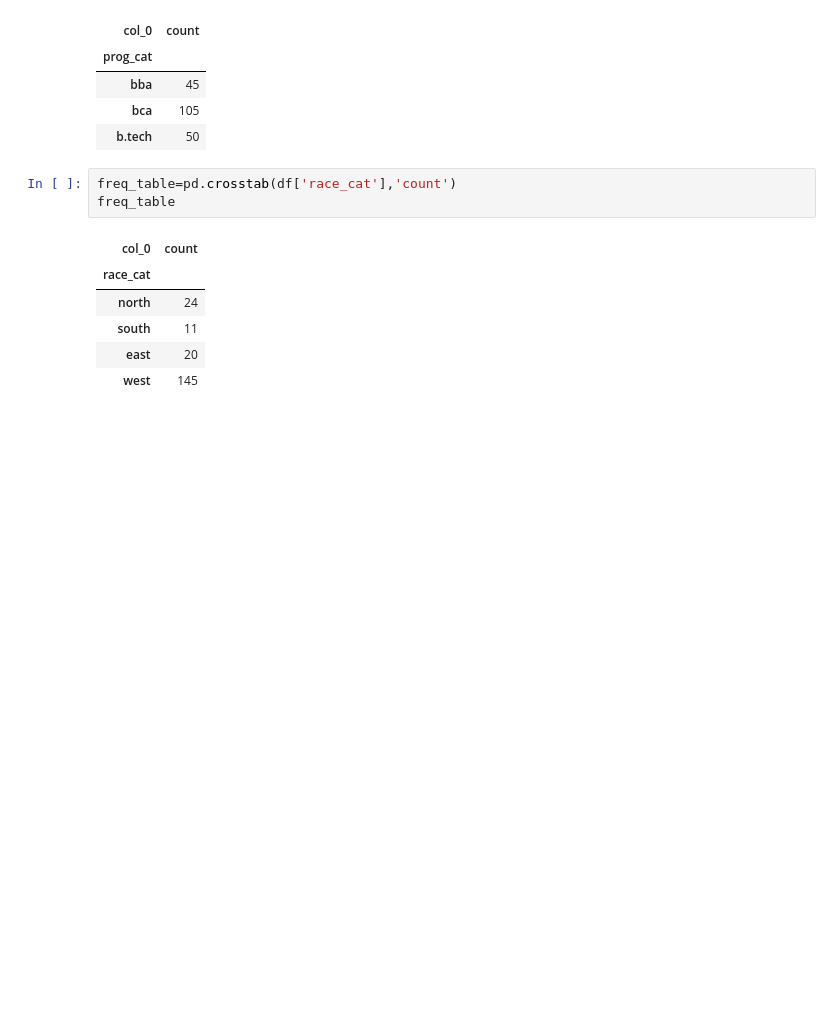
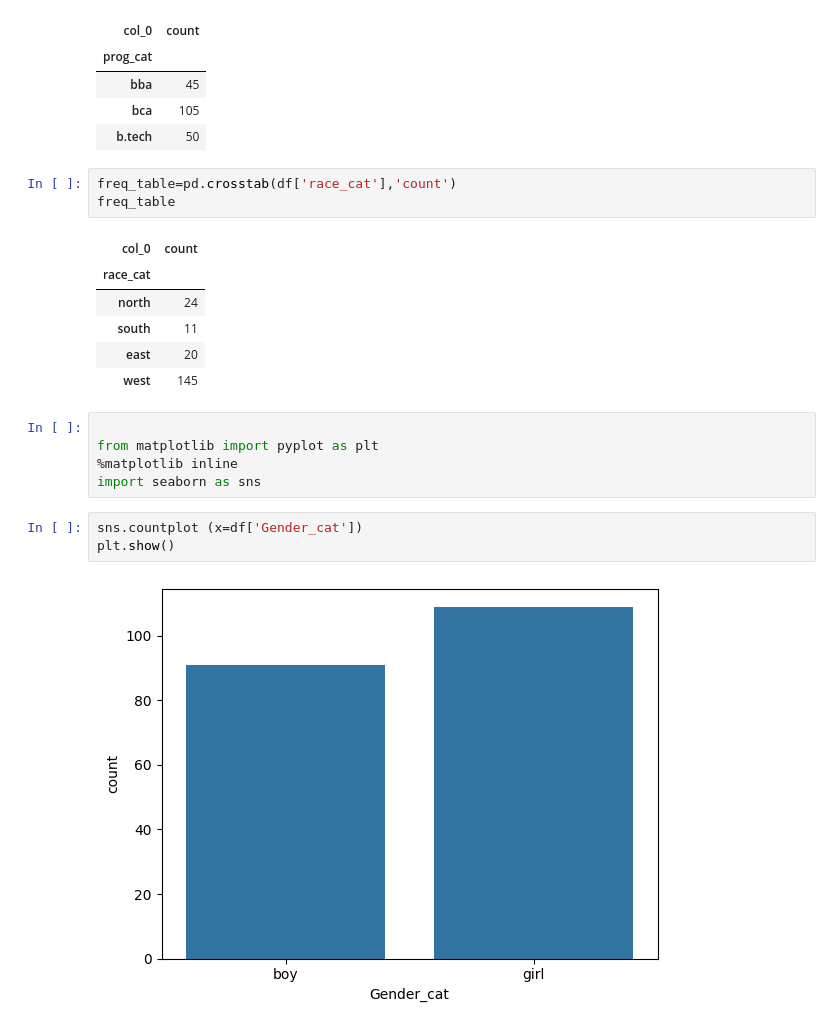
Before and after one commit to surya323-ma/data-science-with-python-from-iit-kanpur, a Jupyter notebook: iit_kanpur.ipynb, the cells around one changed output. Cells and saved outputs as stored; diff of their text form; blank space fills up the shorter version.

```diff
--- a/iit_kanpur.ipynb
+++ b/iit_kanpur.ipynb
@@ -273,3 +273,13 @@ freq_table
 | south | 11 |
 | east | 20 |
 | west | 145 |
+# %%
+
+from matplotlib import pyplot as plt
+%matplotlib inline
+import seaborn as sns
+# %%
+sns.countplot (x=df['Gender_cat'])
+plt.show()
+# %% [output]
+[figure, added]
```
Also changed, not shown: parts of 10 cells of this notebook.
